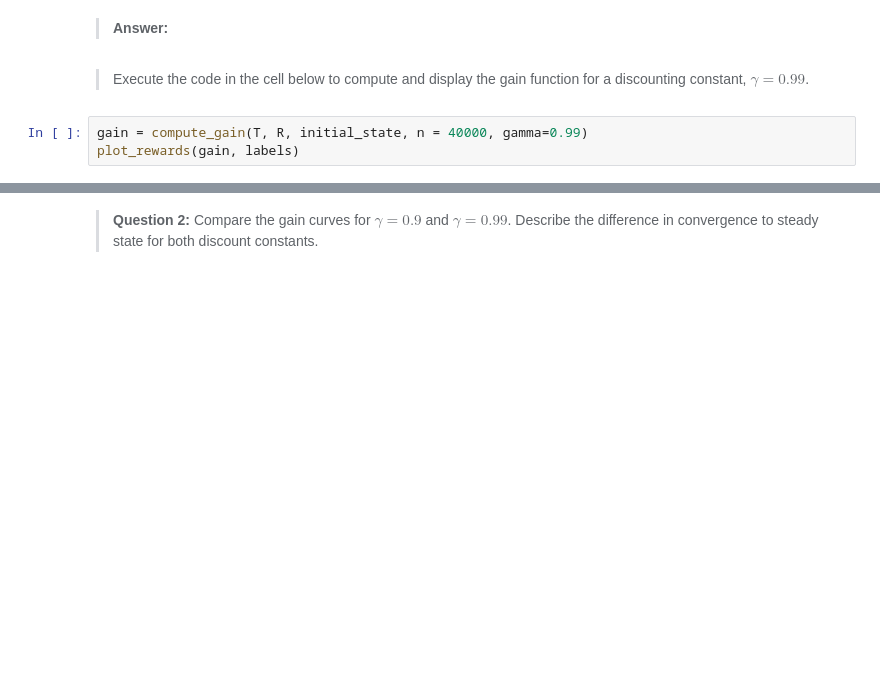
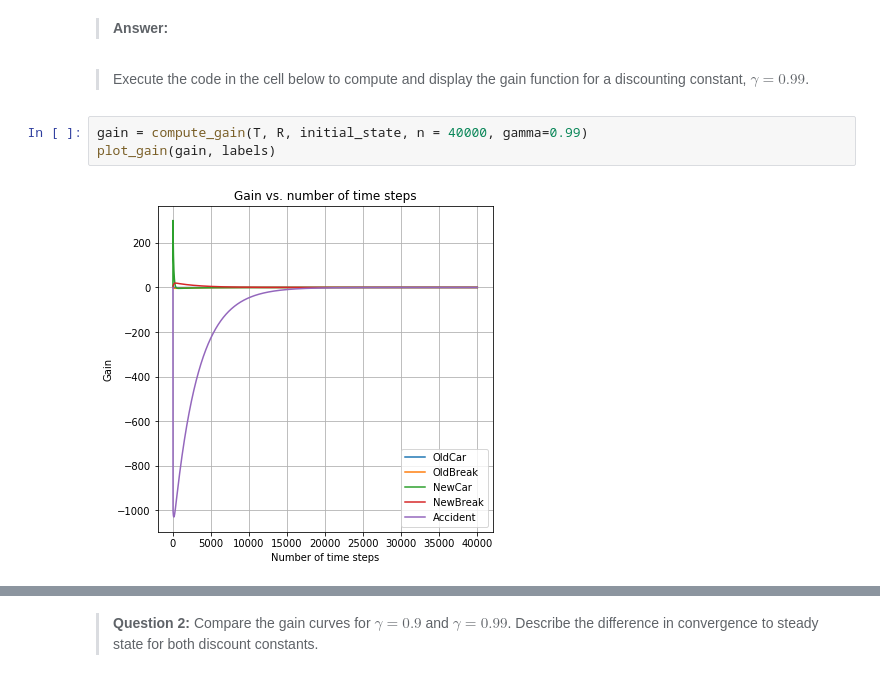
Before and after one commit to rodolfolermacontreras/ML_3_Assignment_8, a Jupyter notebook: 8_Part1_IntroductionToMarkovDecisionProcesses.ipynb, the cells around one changed output, grey strips where cells are left out. Cells and saved outputs as stored; diff of their text form; blank space fills up the shorter version.

```diff
--- a/8_Part1_IntroductionToMarkovDecisionProcesses.ipynb
+++ b/8_Part1_IntroductionToMarkovDecisionProcesses.ipynb
@@ -268,4 +355,6 @@ plot_gain(gains, labels)
 > Execute the code in the cell below to compute and display the gain function for a discounting constant, $\gamma=0.99$.
 # %%
 gain = compute_gain(T, R, initial_state, n = 40000, gamma=0.99)
-plot_rewards(gain, labels)
+plot_gain(gain, labels)
+# %% [output]
+[figure, added]
```
Also changed, not shown: parts of 16 cells of this notebook.
